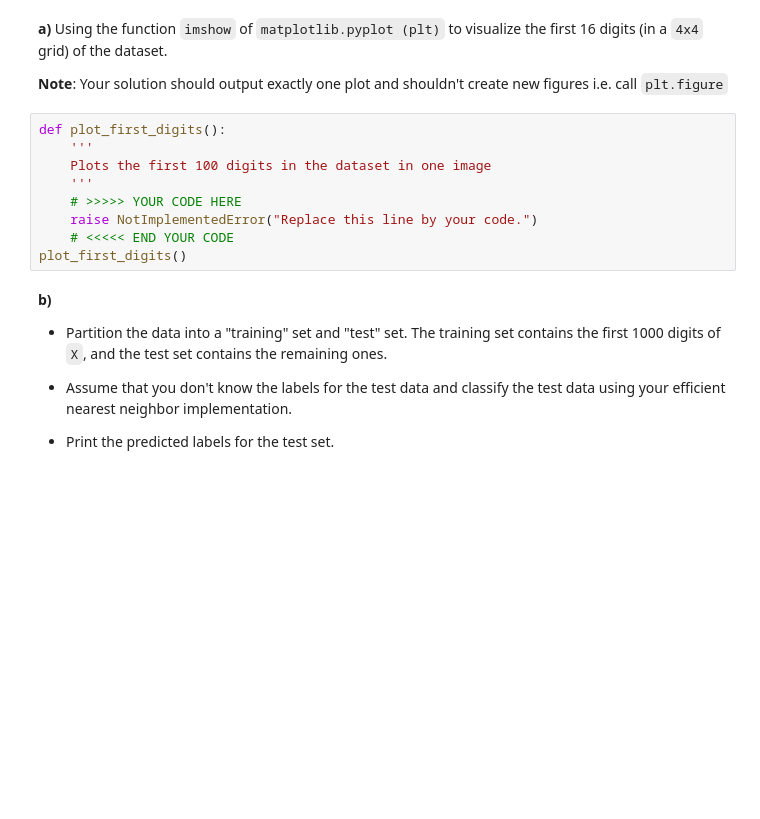
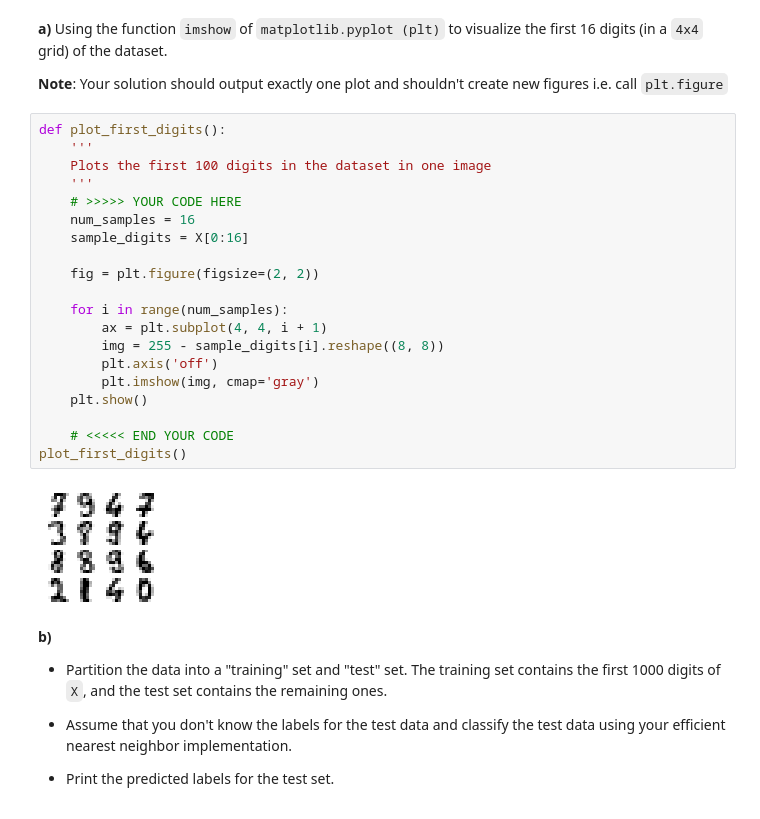
Before and after one commit to oleksa-oleksa/Python, a Jupyter notebook: Machine_Learning/Python_for_ML_TU_Berlin_WS1920/Exercise_sheet_02-20191027/sheet2.ipynb, the cells around one changed output. Drawn from its saved outputs; the diff is of its cells as text; blank space fills up the shorter version.

```diff
--- a/Machine_Learning/Python_for_ML_TU_Berlin_WS1920/Exercise_sheet_02-20191027/sheet2.ipynb
+++ b/Machine_Learning/Python_for_ML_TU_Berlin_WS1920/Exercise_sheet_02-20191027/sheet2.ipynb
@@ -342,15 +347,28 @@ print('Shape of data: {}'.format(X.shape),
 **a)** Using the function `imshow` of `matplotlib.pyplot (plt)` to visualize the first 16 digits (in a `4x4` grid) of the dataset.
 
 **Note**: Your solution should output exactly one plot and shouldn't create new figures i.e. call `plt.figure`
-# %%
-def plot_first_digits():
-    '''
-    Plots the first 100 digits in the dataset in one image
-    '''
-    # >>>>> YOUR CODE HERE
-    raise NotImplementedError("Replace this line by your code.")
-    # <<<<< END YOUR CODE
-plot_first_digits()
+# %%
+def plot_first_digits():
+    '''
+    Plots the first 100 digits in the dataset in one image
+    '''
+    # >>>>> YOUR CODE HERE
+    num_samples = 16
+    sample_digits = X[0:16]
+
+    fig = plt.figure(figsize=(2, 2))
+
+    for i in range(num_samples):
+        ax = plt.subplot(4, 4, i + 1)
+        img = 255 - sample_digits[i].reshape((8, 8))
+        plt.axis('off')
+        plt.imshow(img, cmap='gray')
+    plt.show()
+
+    # <<<<< END YOUR CODE
+plot_first_digits()
+# %% [output]
+[figure, added]
 # %% [markdown]
 **b)**
 * Partition the data into a "training" set and "test" set. The training set contains the first 1000 digits of `X`, and the test set contains the remaining ones.
```
Also changed, not shown: parts of 3 cells of this notebook.
